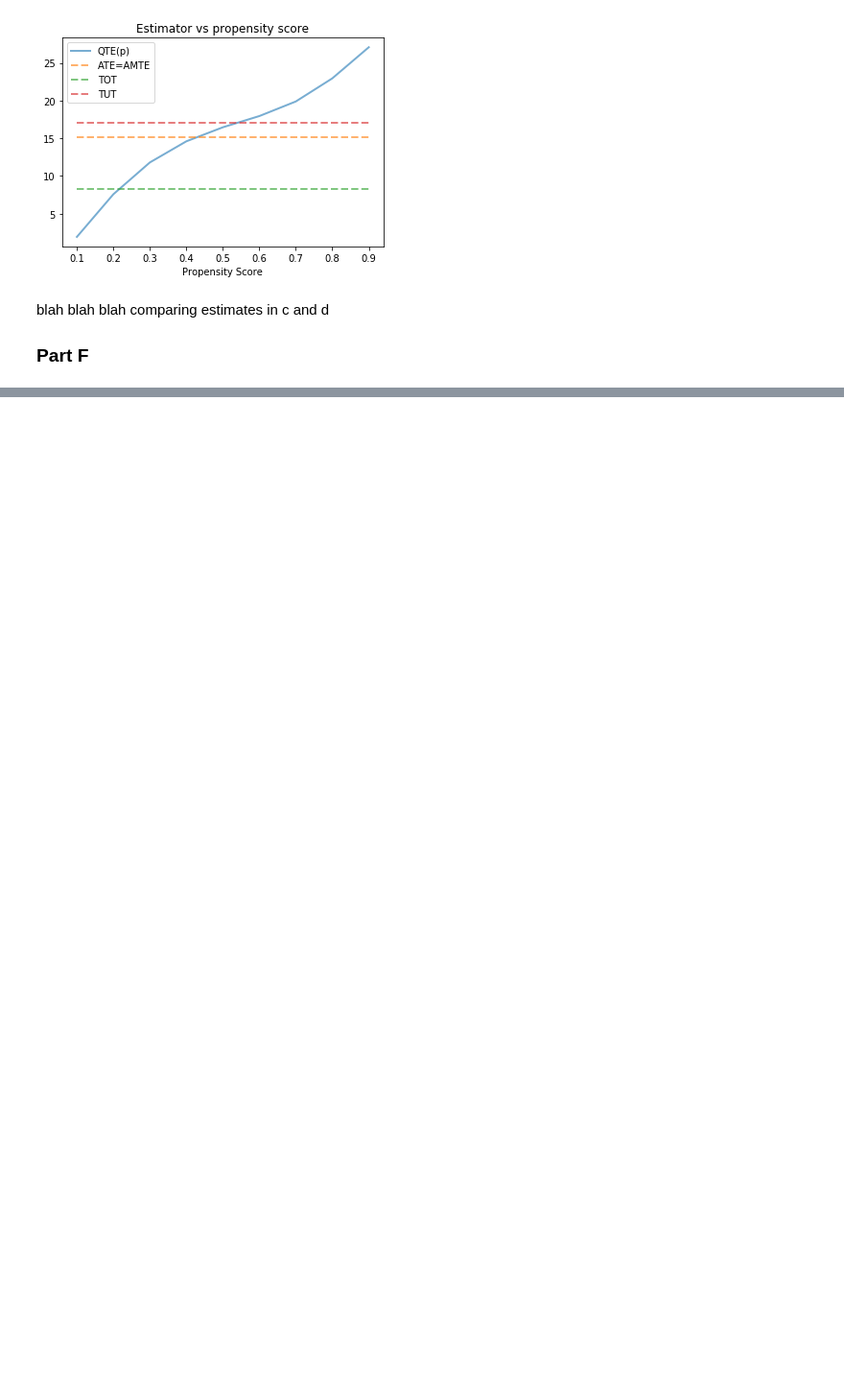
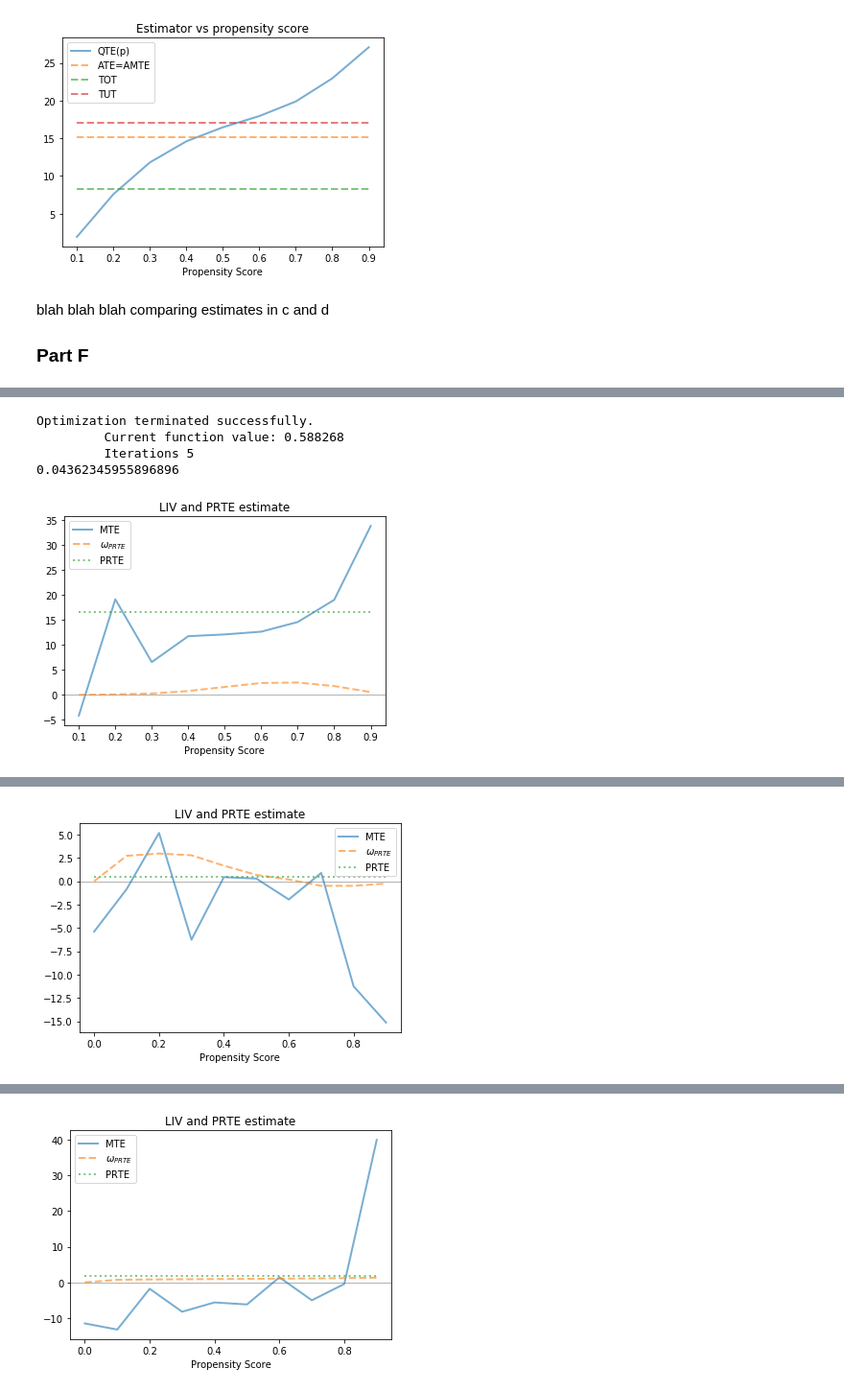
Before and after one commit to jeannesorin/Skwad, a Jupyter notebook: Empirical Analysis III/Problem Sets/Heckman Pset 4/Heckman Problem Set 4-Manav.ipynb, the cells around one changed output, grey strips where cells are left out. Shown at 96% size. Saved outputs shown, nothing was run; the diff lists cells and outputs as text; code cells hidden in the pictures; blank space fills up the shorter version.

```diff
--- a/Empirical Analysis III/Problem Sets/Heckman Pset 4/Heckman Problem Set 4-Manav.ipynb
+++ b/Empirical Analysis III/Problem Sets/Heckman Pset 4/Heckman Problem Set 4-Manav.ipynb
@@ -427,0 +580,77 @@ for data in [data_1]:#database_list:
+# %%
+count = 1
+
+for data in database_list:
+
+    points = 11
+    p_values = np.linspace(0, 1, points)
+
+    #Find E[Y|P(X,P)=p]
+    expected_value = np.zeros(len(p_values))
+
+    for i in range(len(p_values)):
+        p = p_values[i]
+        df = data[data['p_score']<=p + 1/(2*points)]
+        df = df[df['p_score'] >= p - 1/(2*points)]['Y']
+        expected_value[i] = np.mean(df)
+
+    #drop nan values
+    p_values = np.delete(p_values, np.where(np.isnan(expected_value)))
+    expected_value = np.delete(expected_value, np.where(np.isnan(expected_value)))
+
+    #Calculate LIV
+    LIV = np.empty(len(p_values))
+    LIV[:] = np.NaN
+
+    for i in range(len(p_values)-1):
+        LIV[i] = (expected_value[i+1] - expected_value[i])/(p_values[i+1]-p_values[i])
+
+    #drop nan values
+    p_values = np.delete(p_values, np.where(np.isnan(LIV)))
+    LIV = np.delete(LIV, np.where(np.isnan(LIV)))
+
+    #new policy: 10% decrease in each covariat of Z
+    df = data
+    df['Z1_new'] = df['Z1']*0.9
+    df['Z2_new'] = df['Z2']*0.9
+
+    ###prepare data
+    w = data[['X1','X2','Z1','Z2']]
+    w_new = data[['X1','X2','Z1_new','Z2_new']]
+    y = data[['D']]
+
+    ###run probit model and print results
+    model = sm.discrete.discrete_model.Probit(y, w)
+    results = model.fit()
+    p_score_new =  np.array(results.predict(w_new))
+    p_score = np.array(df['p_score'])
+
+    #define cdf for p_socres
+    F_p = lambda u : len([p for p in p_score if p <= u])/len(p_score)
+    F_p_new = lambda u : len([p for p in p_score_new if p <= u])/len(p_score_new)
+
+    #calculate expectation difference between the two p
+    exp_d = np.mean(p_score_new) - np.mean(p_score)
+    print(exp_d)
+    #calculate PRTE weight
+    ω_PRTE = [F_p(u) - F_p_new(u) for u in p_values]/(exp_d)
+    PRTE = np.dot(LIV,ω_PRTE)/len(LIV)
+
+    fig, ax = plt.subplots()
+    ax.axhline(y=0, color='gray',alpha=0.6, linewidth=1)
+    ax.plot(p_values, LIV, linewidth=2, alpha=0.6, label='MTE')
+    ax.plot(p_values, ω_PRTE, linewidth=2, alpha=0.6, linestyle = 'dashed', label='$\omega_{PRTE}$')
+    ax.plot([p_values[0],p_values[-1]], [PRTE,PRTE], linewidth=2, linestyle = 'dotted', alpha=0.6, label='PRTE')
+    ax.set_title('LIV and PRTE estimate')
+    ax.set_xlabel('Propensity Score')
+    ax.legend(loc='best')
+    plt.savefig('Problem Set 4 Charts/5c_db' + str(count) + '_LIV_plot.png')
+    plt.show()
+
+    count = count + 1
+# %% [output]
+Optimization terminated successfully.
+         Current function value: 0.588268
+         Iterations 5
+0.04362345955896896
+[figure, added]
@@ -427,0 +661 @@ for data in [data_1]:#database_list:
+[figure, added]
@@ -427,0 +666 @@ for data in [data_1]:#database_list:
+[figure, added]
```
Also changed, not shown: parts of 9 cells of this notebook.
